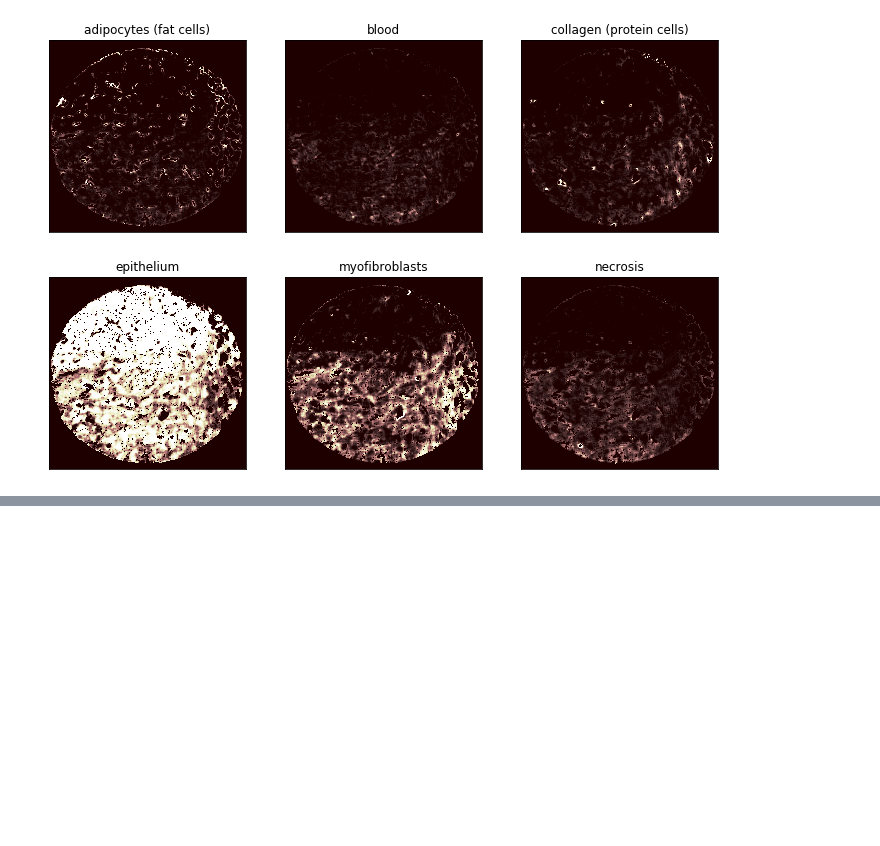
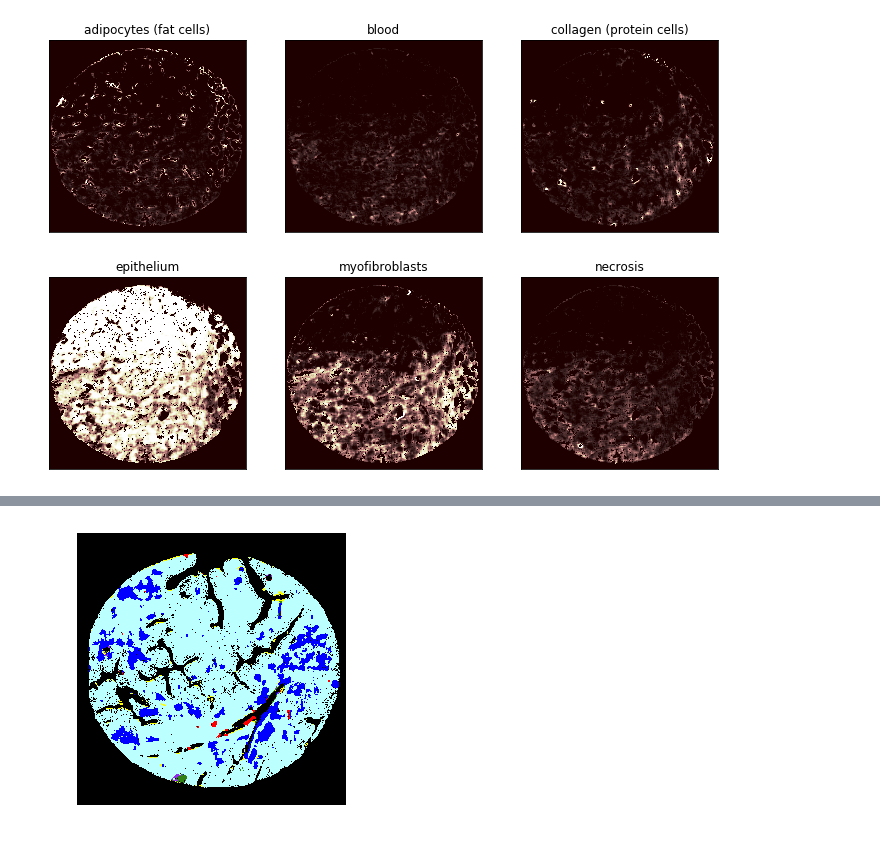
Before and after one commit to lotfollahi/Capstone_Project, a Jupyter notebook: code/predict.ipynb, the cells around one changed output, grey strips where cells are left out. Saved outputs shown, nothing was run; the diff lists cells and outputs as text; code cells hidden in the pictures; blank space fills up the shorter version.

```diff
--- a/code/predict.ipynb
+++ b/code/predict.ipynb
@@ -167,0 +196,13 @@ class_image.shape
+# %%
+class_image_2 = prob2class(prob_image_2)
+RGB_2 = class2color(class_image_2)
+# %%
+from matplotlib.colors import ListedColormap
+cmap = ListedColormap(['white', 'red'])
+# %%
+plt.figure(figsize=(5,5))
+plt.imshow(RGB_2,cmap = cmap)
+plt.axis('off')
+plt.show()
+# %% [output]
+[figure, added]
```
Also changed, not shown: parts of 10 cells of this notebook, 3 other files.
